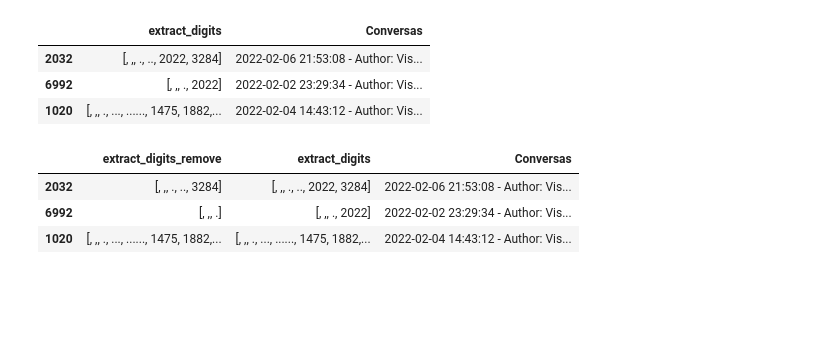
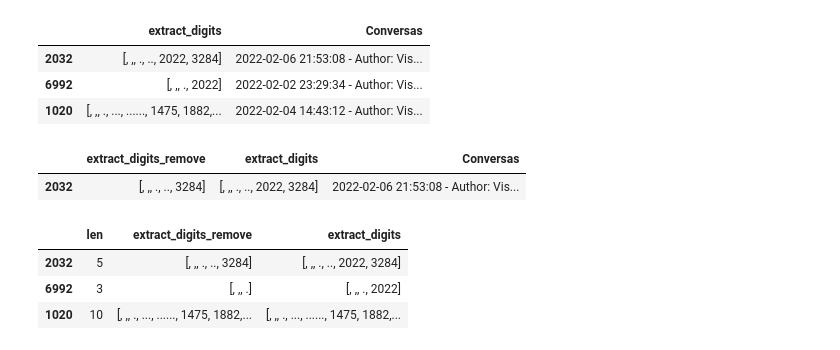
Before and after one commit to engineer-inks/model_fkeywords, a Jupyter notebook: notebooks/teste-docker.ipynb, the cells around one changed output. Cells and saved outputs as stored; diff of their text form; code cells hidden in the pictures; blank space fills up the shorter version.

```diff
--- a/notebooks/teste-docker.ipynb
+++ b/notebooks/teste-docker.ipynb
@@ -82,9 +82,7 @@ df[['extract_digits', coluna_texto]].head(3)
 list_numbers = ['2022']
 df['extract_digits_remove'] = df['extract_digits'].apply(lambda x: extractor.remove_specific_numbers(x, list_numbers))
 # %%
-df[['extract_digits_remove','extract_digits', coluna_texto]].head(3)
+df[['extract_digits_remove','extract_digits', coluna_texto]].head(1)
 # %% [output]
 |  | extract_digits_remove | extract_digits | Conversas |
 | 2032 | [, ,, ., .., 3284] | [, ,, ., .., 2022, 3284] | 2022-02-06 21:53:08 - Author: Vis... |
-| 6992 | [, ,, .] | [, ,, ., 2022] | 2022-02-02 23:29:34 - Author: Vis... |
-| 1020 | [, ,, ., ..., ......, 1475, 1882,... | [, ,, ., ..., ......, 1475, 1882,... | 2022-02-04 14:43:12 - Author: Vis... |
@@ -90,0 +91,7 @@ df[['extract_digits_remove','extract_digits', coluna_texto]].head(3)
+# %%
+df[['len','extract_digits_remove','extract_digits']].head(3)
+# %% [output]
+|  | len | extract_digits_remove | extract_digits |
+| 2032 | 5 | [, ,, ., .., 3284] | [, ,, ., .., 2022, 3284] |
+| 6992 | 3 | [, ,, .] | [, ,, ., 2022] |
+| 1020 | 10 | [, ,, ., ..., ......, 1475, 1882,... | [, ,, ., ..., ......, 1475, 1882,... |
```
Also changed, not shown: parts of 1 cell of this notebook.
